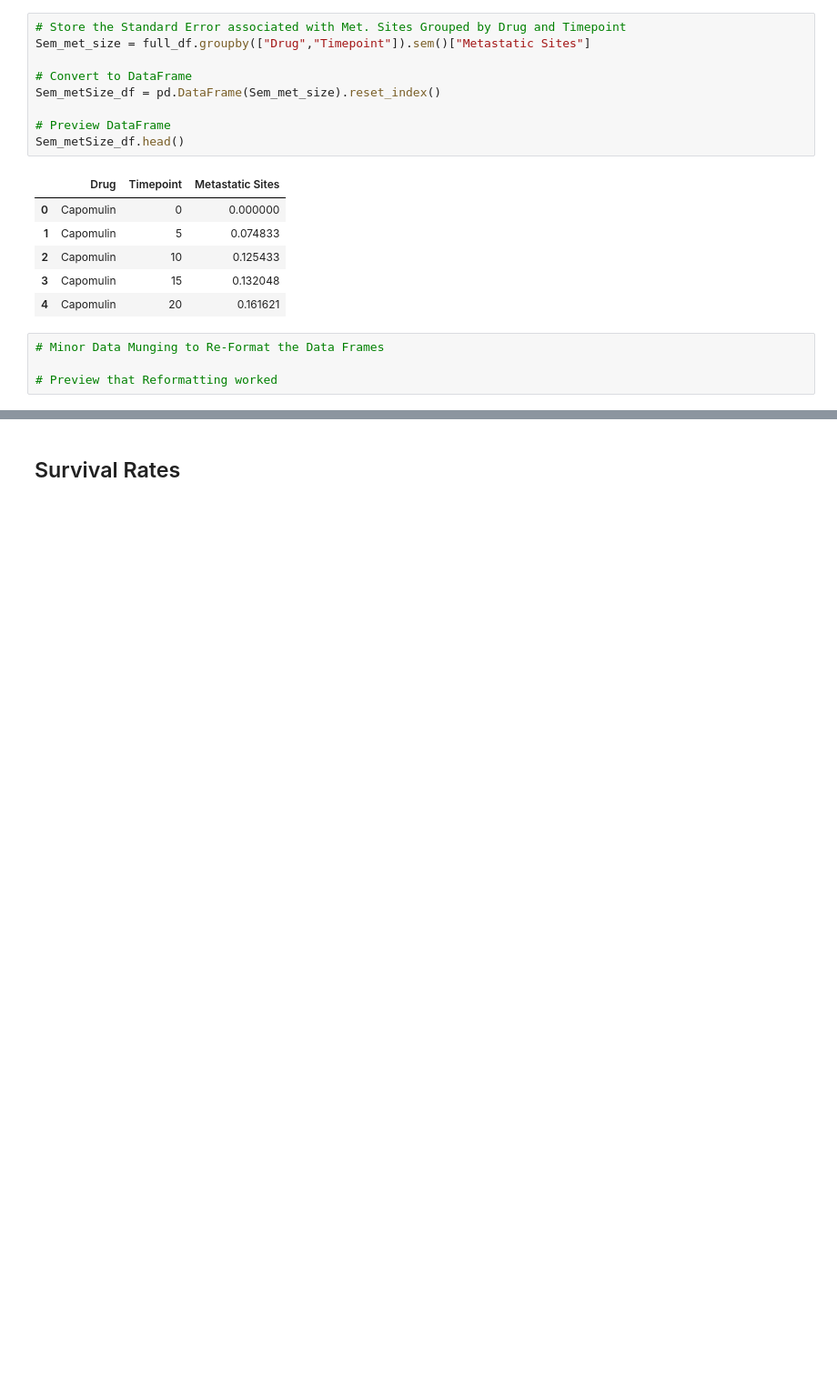
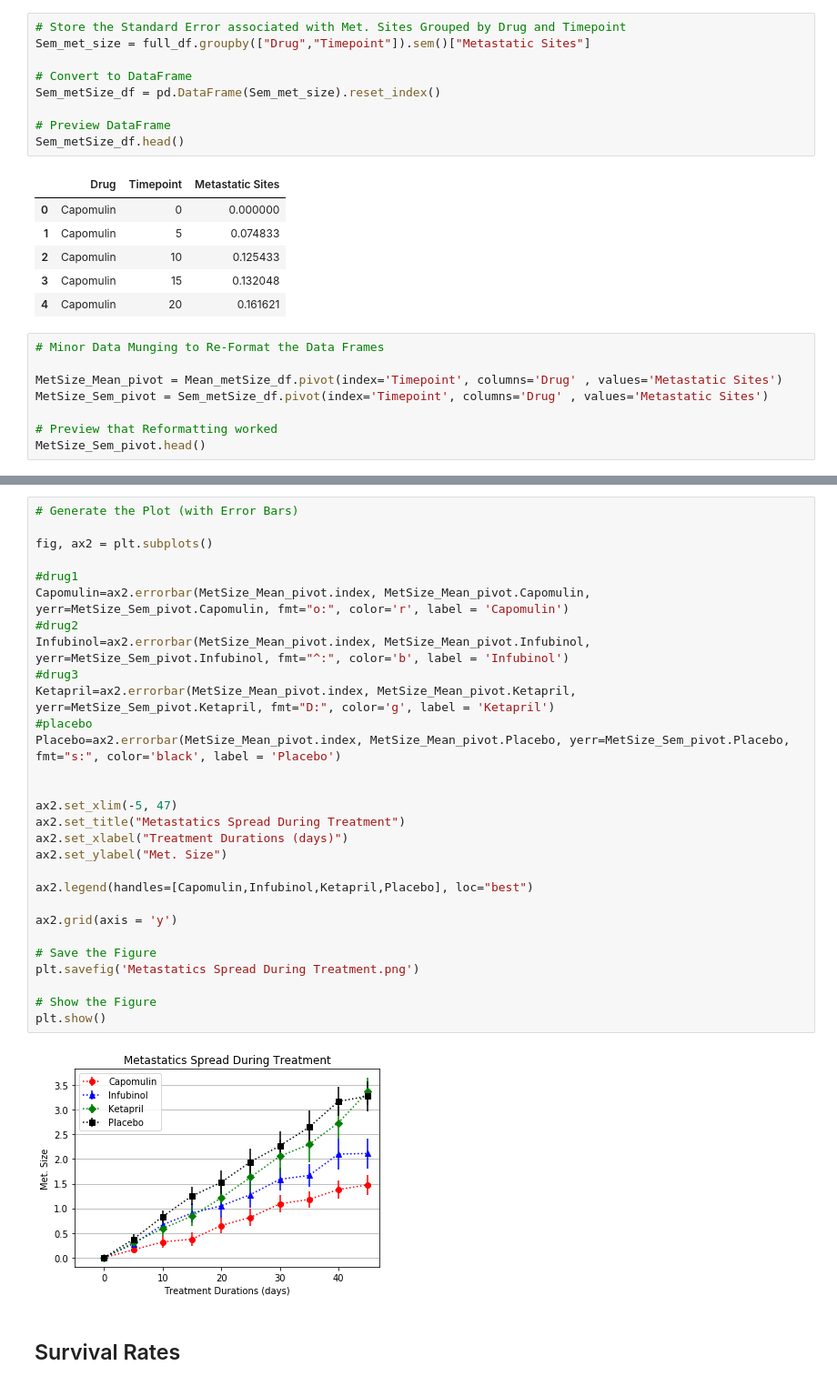
Before and after one commit to macsherwin78/SMU_Homework, a Jupyter notebook: Unit_05_Matplotlib/pymaceuticals_starter-Copy3.ipynb, the cells around one changed output, grey strips where cells are left out. Shown at 91% size. Drawn from its saved outputs; the diff is of its cells as text; blank space fills up the shorter version.

```diff
--- a/Unit_05_Matplotlib/pymaceuticals_starter-Copy3.ipynb
+++ b/Unit_05_Matplotlib/pymaceuticals_starter-Copy3.ipynb
@@ -156,4 +158,8 @@ Sem_metSize_df.head()
 # %%
 # Minor Data Munging to Re-Format the Data Frames
 
+MetSize_Mean_pivot = Mean_metSize_df.pivot(index='Timepoint', columns='Drug' , values='Metastatic Sites')
+MetSize_Sem_pivot = Sem_metSize_df.pivot(index='Timepoint', columns='Drug' , values='Metastatic Sites')
+
 # Preview that Reformatting worked
+MetSize_Sem_pivot.head()
@@ -177,3 +185,34 @@ Sem_metSize_df.head()
+# %%
+# Generate the Plot (with Error Bars)
+
+fig, ax2 = plt.subplots()
+
+#drug1
+Capomulin=ax2.errorbar(MetSize_Mean_pivot.index, MetSize_Mean_pivot.Capomulin, yerr=MetSize_Sem_pivot.Capomulin, fmt="o:", color='r', label = 'Capomulin')
+#drug2
+Infubinol=ax2.errorbar(MetSize_Mean_pivot.index, MetSize_Mean_pivot.Infubinol, yerr=MetSize_Sem_pivot.Infubinol, fmt="^:", color='b', label = 'Infubinol')
+#drug3
+Ketapril=ax2.errorbar(MetSize_Mean_pivot.index, MetSize_Mean_pivot.Ketapril, yerr=MetSize_Sem_pivot.Ketapril, fmt="D:", color='g', label = 'Ketapril')
+#placebo
+Placebo=ax2.errorbar(MetSize_Mean_pivot.index, MetSize_Mean_pivot.Placebo, yerr=MetSize_Sem_pivot.Placebo, fmt="s:", color='black', label = 'Placebo')
+
+
+ax2.set_xlim(-5, 47)
+ax2.set_title("Metastatics Spread During Treatment")
+ax2.set_xlabel("Treatment Durations (days)")
+ax2.set_ylabel("Met. Size")
+
+ax2.legend(handles=[Capomulin,Infubinol,Ketapril,Placebo], loc="best")
+
+ax2.grid(axis = 'y')
+
+# Save the Figure
+plt.savefig('Metastatics Spread During Treatment.png')
+
+# Show the Figure
+plt.show()
+# %% [output]
+[figure, added]
 # %% [markdown]
 ## Survival Rates
 # %%
```
Also changed, not shown: parts of 15 cells of this notebook.
